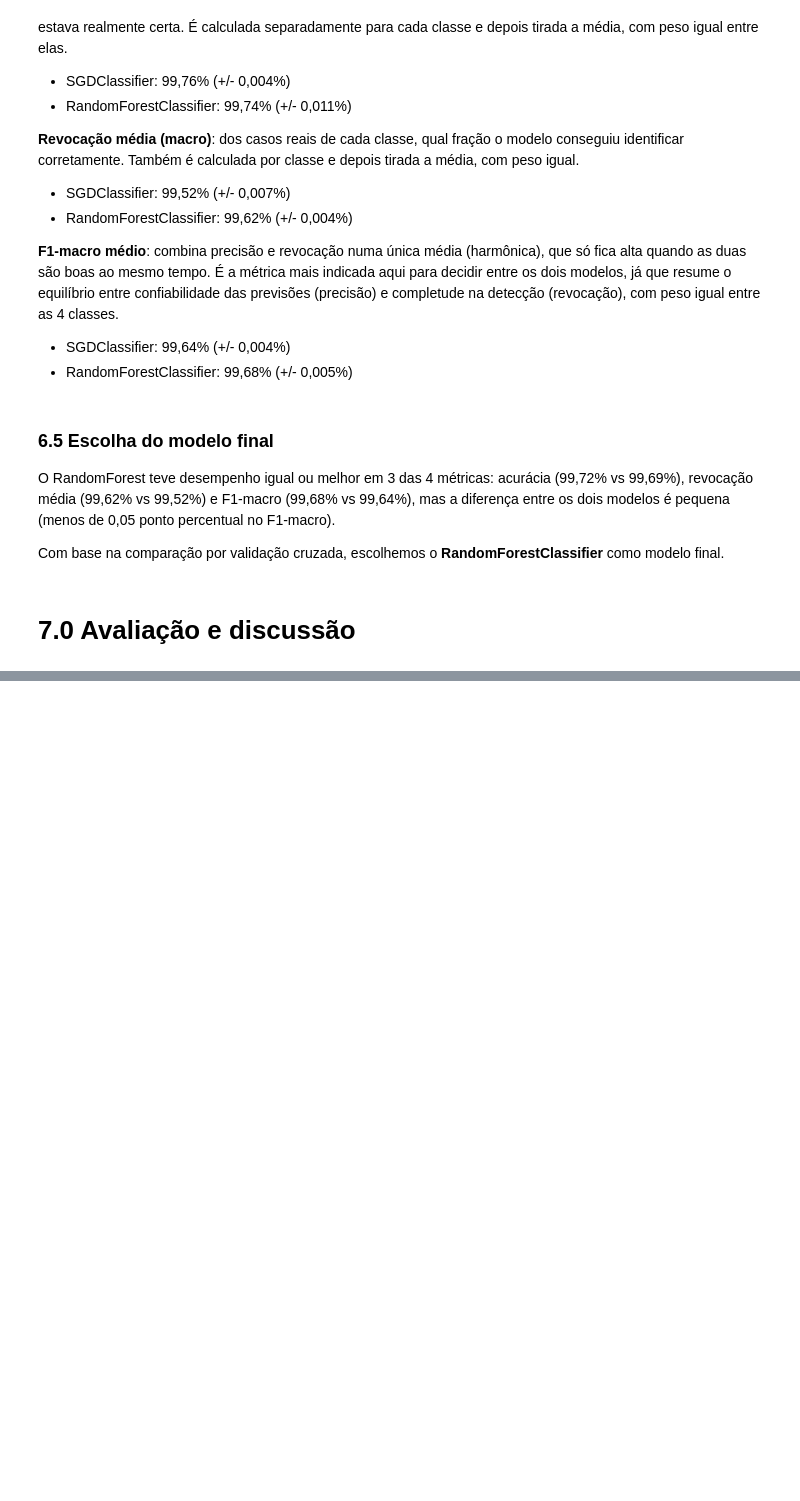
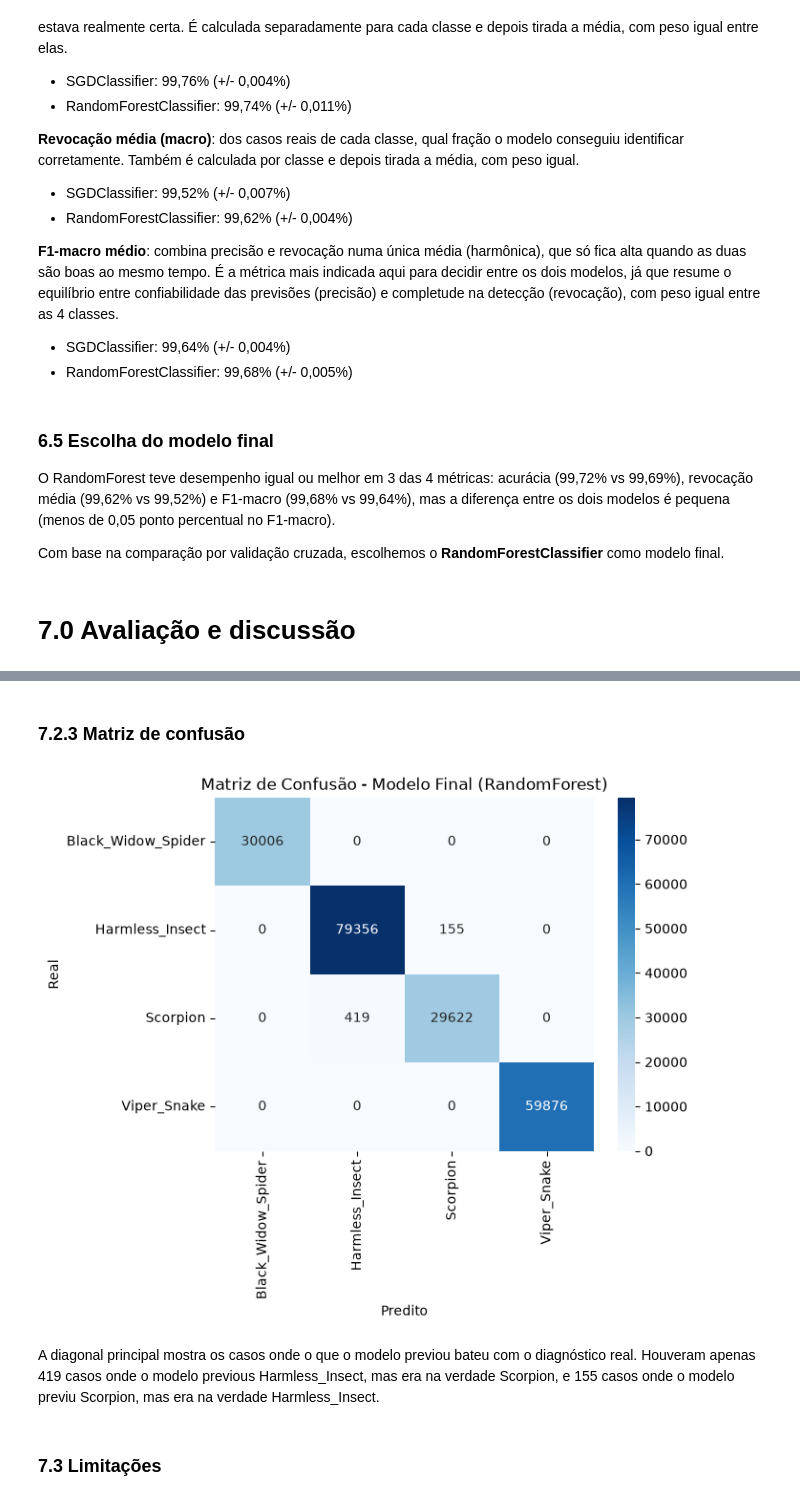
Before and after one commit to imnicolle/triage-venomous-bites, a Jupyter notebook: ProjetoFundamentosDeIA.ipynb, the cells around one changed output, grey strips where cells are left out. Cells and saved outputs as stored; diff of their text form; code cells hidden in the pictures; blank space fills up the shorter version.

```diff
--- a/ProjetoFundamentosDeIA.ipynb
+++ b/ProjetoFundamentosDeIA.ipynb
@@ -961,0 +966,17 @@ Com base na comparação por validação cruzada, escolhemos o **RandomForestCla
+# %%
+# Mesmos parâmetros que antes
+modelo_final = RandomForestClassifier(
+    n_estimators=200,
+    criterion='gini',
+    max_depth=None,
+    min_samples_split=2,
+    min_samples_leaf=1,
+    random_state=42,
+    n_jobs=-1
+)
+
+# Usa as partes de treino completas
+modelo_final.fit(X_train_Normalizado, y_train)
+
+# Previsões no conjunto de teste (nunca visto pelo modelo)
+y_pred_final = modelo_final.predict(X_test_Normalizado)
@@ -961,0 +1015,15 @@ Com base na comparação por validação cruzada, escolhemos o **RandomForestCla
+# %% [markdown]
+### 7.2.3 Matriz de confusão
+# %%
+cm_final = confusion_matrix(y_test, y_pred_final)
+sns.heatmap(cm_final, annot=True, fmt='d', cmap='Blues', xticklabels=le.classes_, yticklabels=le.classes_)
+plt.xlabel('Predito')
+plt.ylabel('Real')
+plt.title('Matriz de Confusão - Modelo Final (RandomForest)')
+plt.show()
+# %% [output]
+[figure, added]
+# %% [markdown]
+A diagonal principal mostra os casos onde o que o modelo previou bateu com o diagnóstico real. Houveram apenas 419 casos onde o modelo previous Harmless_Insect, mas era na verdade Scorpion, e 155 casos onde o modelo previu Scorpion, mas era na verdade Harmless_Insect.
+# %% [markdown]
+### 7.3 Limitações
```
Also changed, not shown: parts of 11 cells of this notebook.
